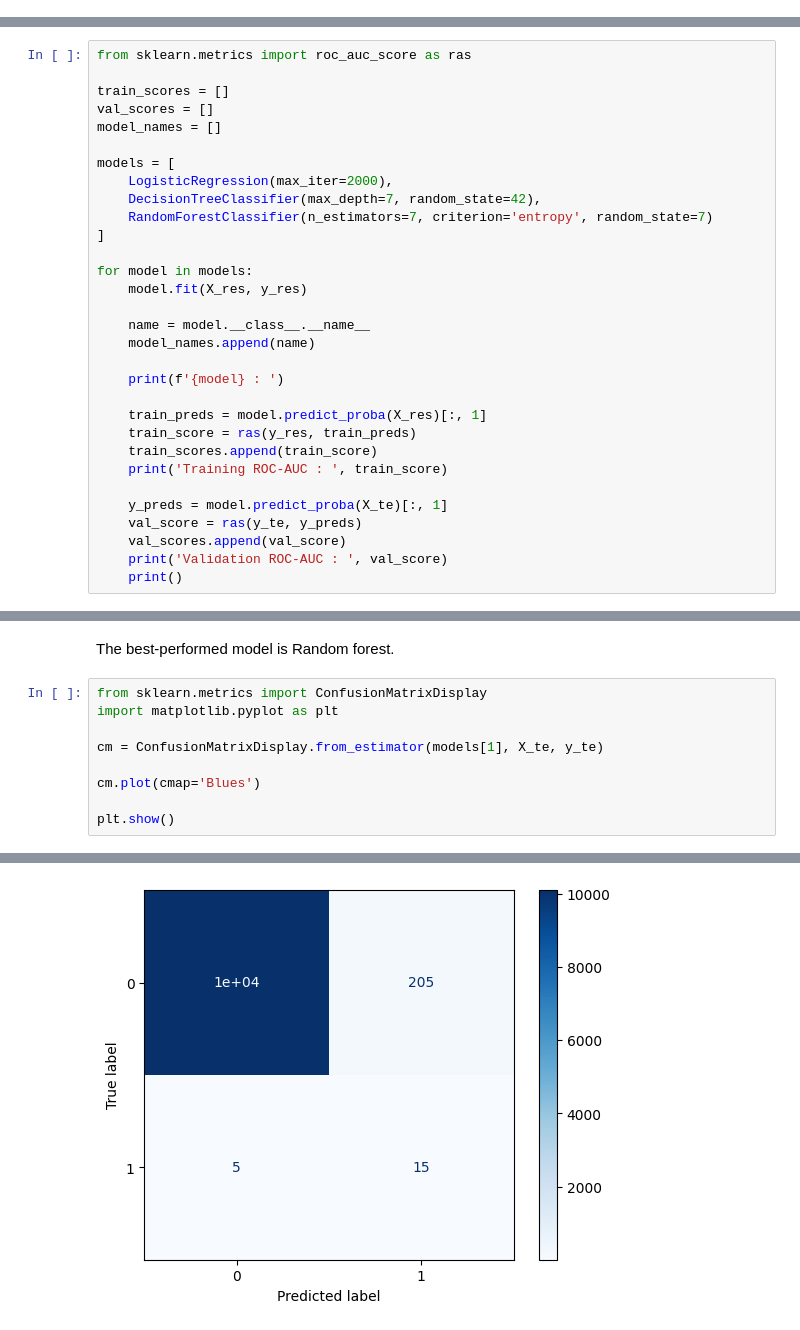
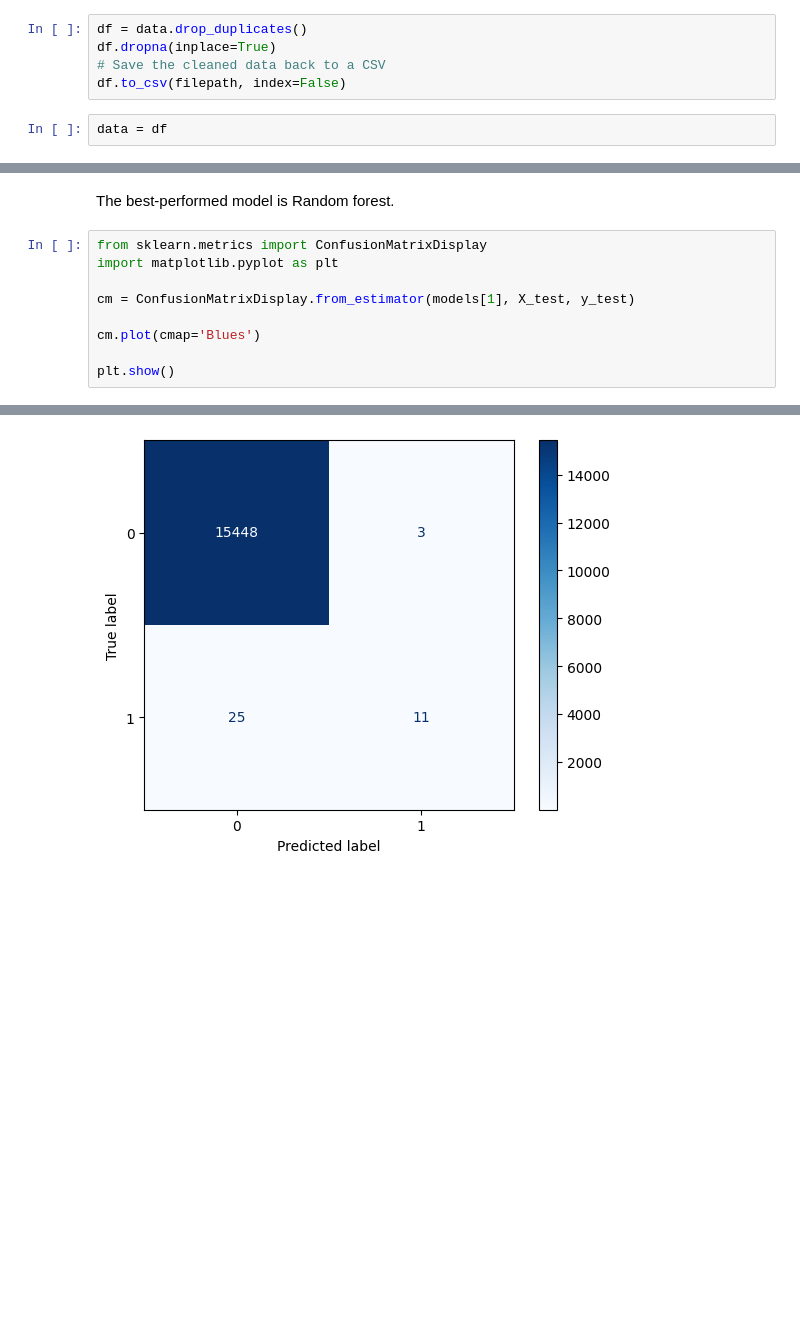
Before and after one commit to shraddhaGit-1813/DS_proj, a Jupyter notebook: FraudDetection.ipynb, the cells around one changed output, grey strips where cells are left out. Drawn from its saved outputs; the diff is of its cells as text; blank space fills up the shorter version.

```diff
--- a/FraudDetection.ipynb
+++ b/FraudDetection.ipynb
@@ -41,6 +41,13 @@ nameDest	       account that receives the transaction
 oldbalanceDest	 Balance of the account of receiver before transaction
 newbalanceDest	 Balance of the account of receiver after transaction
 isFraud	         The value to be predicted i.e. 0 or 1
+# %%
+df = data.drop_duplicates()
+df.dropna(inplace=True)
+# Save the cleaned data back to a CSV
+df.to_csv(filepath, index=False)
+# %%
+data = df
 # %%
 data.info()
 # %% [output]
@@ -279,31 +219,0 @@ Validation Accuracy :  0.973403687530325
-# %%
-from sklearn.metrics import roc_auc_score as ras
-
-train_scores = []
-val_scores = []
-model_names = []
-
-models = [
-    LogisticRegression(max_iter=2000),
-    DecisionTreeClassifier(max_depth=7, random_state=42),
-    RandomForestClassifier(n_estimators=7, criterion='entropy', random_state=7)
-]
-
-for model in models:
-    model.fit(X_res, y_res)
-
-    name = model.__class__.__name__
-    model_names.append(name)
-
-    print(f'{model} : ')
-
-    train_preds = model.predict_proba(X_res)[:, 1]
-    train_score = ras(y_res, train_preds)
-    train_scores.append(train_score)
-    print('Training ROC-AUC : ', train_score)
-
-    y_preds = model.predict_proba(X_te)[:, 1]
-    val_score = ras(y_te, y_preds)
-    val_scores.append(val_score)
-    print('Validation ROC-AUC : ', val_score)
-    print()
@@ -373,7 +223,7 @@ The best-performed model is Random forest.
 from sklearn.metrics import ConfusionMatrixDisplay
 import matplotlib.pyplot as plt
 
-cm = ConfusionMatrixDisplay.from_estimator(models[1], X_te, y_te)
+cm = ConfusionMatrixDisplay.from_estimator(models[1], X_test, y_test)
 
 cm.plot(cmap='Blues')
 
@@ -383 +233 @@ plt.show()
-[figure, old version]
+[figure, new version]
```
Also changed, not shown: parts of 28 cells of this notebook, 1 other file.
